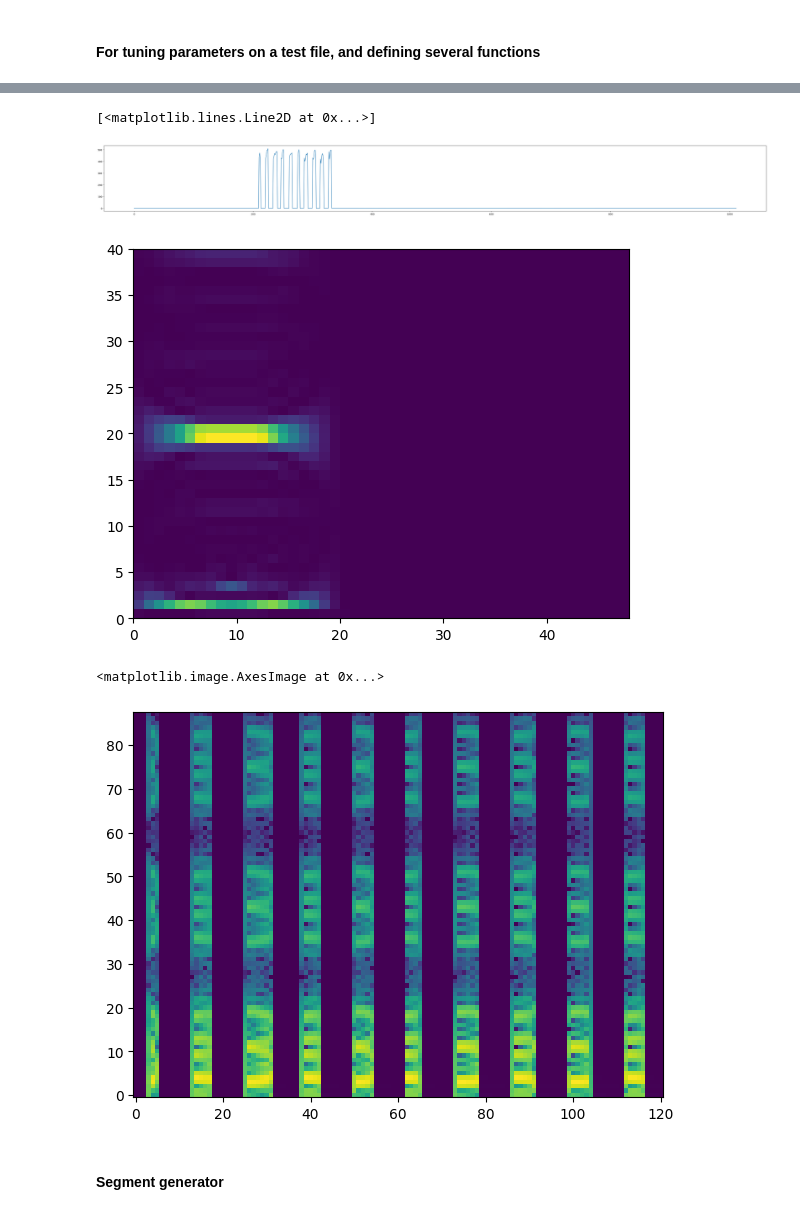
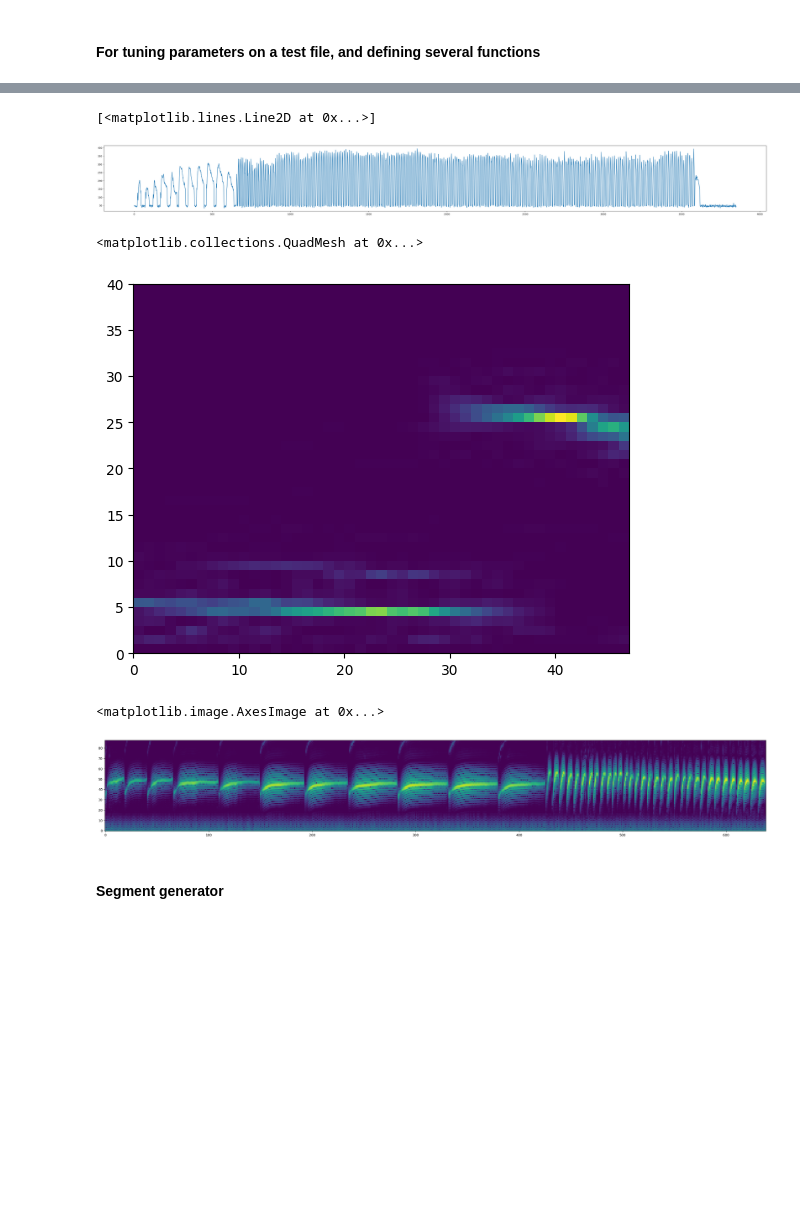
Before and after one commit to georgevenven/canary_rhythmicity, a Jupyter notebook: song_extractor.ipynb, the cells around one changed output, grey strips where cells are left out. Drawn from its saved outputs; the diff is of its cells as text; code cells hidden in the pictures; blank space fills up the shorter version.

```diff
--- a/song_extractor.ipynb
+++ b/song_extractor.ipynb
@@ -8,7 +8,7 @@ import io
 from PIL import Image
 import librosa
 
-test_file = '/home/george-vengrovski/Documents/canary_attention/canary_data/llb3_0007_2018_04_23_14_19_29.wav'
+test_file = '/home/george-vengrovski/Documents/canary_attention/canary_data/llb3_0009_2018_04_23_15_01_07.wav'
 root = '/home/george-vengrovski/Documents/canary_attention'
 # %% [markdown]
 #### For tuning parameters on a test file, and defining several functions
@@ -39,16 +39,15 @@ def createSonogram(songfile):
 
     np_sonogram = np.array(Sxx, dtype="float32")
     # figure size in inches 1,1
-    # plt.figure(figsize=(300,5))
+    plt.figure(figsize=(300,5))
 
-    # plt.pcolormesh(Sxx)
-    # plt.axis('off')
+    plt.pcolormesh(Sxx)
+    plt.axis('off')
     return plt, np_sonogram
 
 # np sonogram is the numpy array of the sonogram
 plt, np_sonogram = createSonogram(test_file)
 
-print(np_sonogram.shape)
 print(librosa.get_duration(filename=test_file) * 1000)
 
 ms_per_x_pixels = (librosa.get_duration(filename=test_file) * 1000) / np_sonogram.shape[1]
@@ -71,39 +69,42 @@ plt.figure(figsize=(50,5))
 plt.plot(vertical_sum)
 # %% [output]
 [<matplotlib.lines.Line2D at 0x...>]
-[figure, old version]
+[figure, new version]
 # %%
 f, t, Sxx = signal.spectrogram(vertical_sum, 1, nfft=256, noverlap=240, scaling="density")
+
+# remove the super high periodicities that don't really exist
 Sxx = Sxx[:40]
 
 plt.pcolormesh(Sxx)
 
 # limit vertical sum to first 1k values
-vertical_sum = vertical_sum[:1000]
+# vertical_sum = vertical_sum[:1000]
 # %% [output]
+<matplotlib.collections.QuadMesh at 0x...>
-[figure, old version]
+[figure, new version]
 # %%
 from matplotlib.pyplot import axis
 
-window_size = 8
-threshold = 3
+window_size = 1
+threshold = 100
 
 # window slides over vertical sum, takes the average and keeps it if it is above threshold
 def sliding_window_average(vertical_sum, window_size, threshold):
     window = np.ones(int(window_size))/float(window_size)
     y = np.convolve(vertical_sum, window, 'same')
     y = np.where(y > threshold, y, 0)
     return y
 
 y = sliding_window_average(vertical_sum, window_size, threshold)
 
 # get the indices of the locations where the vertical sum is above threshold
 indices = np.where(y > 0)[0]
 plt.figure(figsize=(50,5))
 plt.imshow(np_sonogram[indices].T, origin='lower')
 # %% [output]
 <matplotlib.image.AxesImage at 0x...>
-[figure, old version]
+[figure, new version]
 # %% [markdown]
 #### Segment generator
 # %%
```
Also changed, not shown: parts of 1 cell of this notebook, 3 other files.
